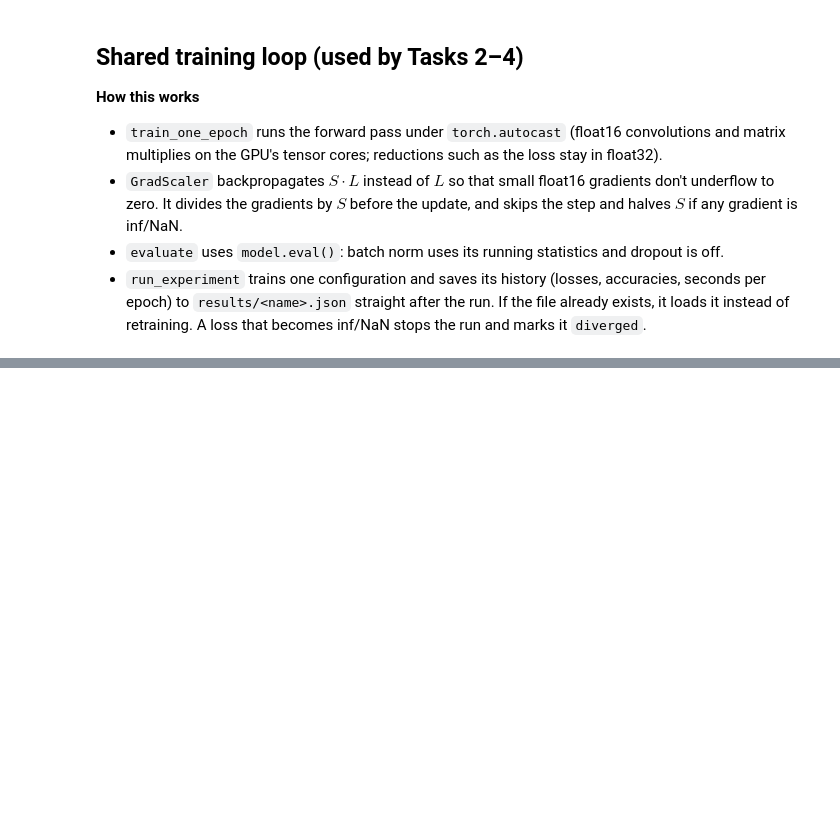
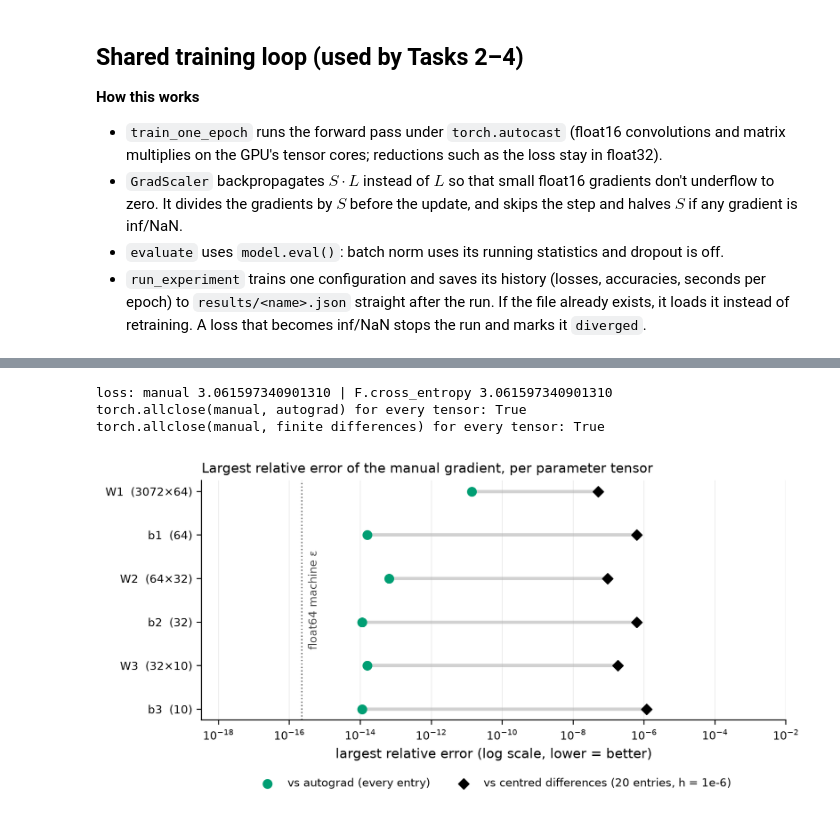
Before and after one commit to achintha-hathurusingha/en4554-a02-cnns, a Jupyter notebook: a02_cnns.ipynb, the cells around one changed output, grey strips where cells are left out. Saved outputs shown, nothing was run; the diff lists cells and outputs as text; code cells hidden in the pictures; blank space fills up the shorter version.

Commit message:
Task 1: manual forward/backward layers and gradient check

```diff
--- a/a02_cnns.ipynb
+++ b/a02_cnns.ipynb
@@ -272,0 +376,76 @@ def load_history(name):
+# %%
+seed_everything()
+net = MLP([3072, 64, 32, 10], dtype=torch.float64)
+xb, yb = X_tr[:16].flatten(1).double(), y_tr[:16]
+loss = net.loss(xb, yb)
+net.backward()
+tensors, manual = {}, {}
+for i, lin in enumerate(net.linears, 1):
+    tensors[f"W{i}"], tensors[f"b{i}"] = lin.W, lin.b
+    manual[f"W{i}"], manual[f"b{i}"] = lin.dW, lin.db
+
+# reference 1: autograd on an independent functional copy of the network
+ref = [t.clone().requires_grad_() for t in tensors.values()]
+h = xb
+for i in range(0, len(ref), 2):
+    h = h @ ref[i] + ref[i + 1]
+    if i < len(ref) - 2:
+        h = torch.relu(h)
+loss_ag = F.cross_entropy(h, yb)
+loss_ag.backward()
+autograd = {name: t.grad for name, t in zip(tensors, ref)}
+
+def rel_err(a, b):
+    return (a - b).abs() / torch.clamp(torch.maximum(a.abs(), b.abs()), min=1e-12)
+
+# reference 2: centred finite differences on K random entries per tensor
+H, K = 1e-6, 20
+gen = torch.Generator().manual_seed(SEED)
+rows = []
+for name, theta in tensors.items():
+    flat = theta.view(-1)                                  # a view: editing it edits the weights
+    idx = torch.randperm(flat.numel(), generator=gen)[:K]
+    fd = torch.empty(len(idx), dtype=torch.float64)
+    for j, k in enumerate(idx.tolist()):
+        old = flat[k].item()
+        flat[k] = old + H; l_plus = net.loss(xb, yb).item()
+        flat[k] = old - H; l_minus = net.loss(xb, yb).item()
+        flat[k] = old
+        fd[j] = (l_plus - l_minus) / (2 * H)
+    g_man = manual[name].reshape(-1)[idx].cpu()
+    rows.append({"tensor": name, "shape": "×".join(map(str, theta.shape)),
+                 "max rel. error vs autograd": rel_err(manual[name], autograd[name]).max().item(),
+                 "allclose vs autograd": torch.allclose(manual[name], autograd[name]),
+                 "entries checked by FD": len(idx),
+                 "max rel. error vs FD": rel_err(g_man, fd).max().item(),
+                 "allclose vs FD": torch.allclose(g_man, fd)})
+gc = pd.DataFrame(rows)
+display(gc.style.format({"max rel. error vs autograd": "{:.1e}", "max rel. error vs FD": "{:.1e}"})
+          .hide(axis="index"))
+print(f"loss: manual {loss.item():.15f} | F.cross_entropy {loss_ag.item():.15f}")
+print("torch.allclose(manual, autograd) for every tensor:", bool(gc["allclose vs autograd"].all()))
+print("torch.allclose(manual, finite differences) for every tensor:",
+      bool(gc["allclose vs FD"].all()))
+
+# figure: largest relative error per tensor on a log axis (exact zeros drawn at the floor)
+floor = 1e-18
+fig, ax = plt.subplots(figsize=(8, 3.3))
+ypos = np.arange(len(gc))
+ag = np.maximum(gc["max rel. error vs autograd"].to_numpy(), floor)
+fdv = np.maximum(gc["max rel. error vs FD"].to_numpy(), floor)
+ax.hlines(ypos, np.minimum(ag, fdv), np.maximum(ag, fdv), color="0.82", lw=2.5, zorder=1)
+ax.scatter(ag, ypos, color="#009E73", s=42, zorder=3, label="vs autograd (every entry)")
+ax.scatter(fdv, ypos, color="black", marker="D", s=30, zorder=3,
+           label=f"vs centred differences ({K} entries, h = 1e-6)")
+ax.axvline(np.finfo(np.float64).eps, color="0.4", ls=":", lw=1)
+eps64 = np.finfo(np.float64).eps
+ax.text(eps64 * 1.5, (len(gc) - 1) / 2, "float64 machine ε", rotation=90, va="center",
+        fontsize=8.5, color="0.3")
+ax.set_xscale("log"); ax.set_xlim(floor / 3, 1e-2)
+ax.set_yticks(ypos, [f"{t}  ({s})" for t, s in zip(gc["tensor"], gc["shape"])]); ax.invert_yaxis()
+ax.grid(axis="y", visible=False)
+ax.set_xlabel("largest relative error (log scale, lower = better)")
+ax.set_title("Largest relative error of the manual gradient, per parameter tensor")
+ax.legend(loc="upper center", bbox_to_anchor=(0.5, -0.2), ncol=2)
+plt.show()
+# %% [output]
@@ -272,0 +459,4 @@ def load_history(name):
+loss: manual 3.061597340901310 | F.cross_entropy 3.061597340901310
+torch.allclose(manual, autograd) for every tensor: True
+torch.allclose(manual, finite differences) for every tensor: True
+[figure, added]
```
Also changed, not shown: parts of 6 cells of this notebook.
